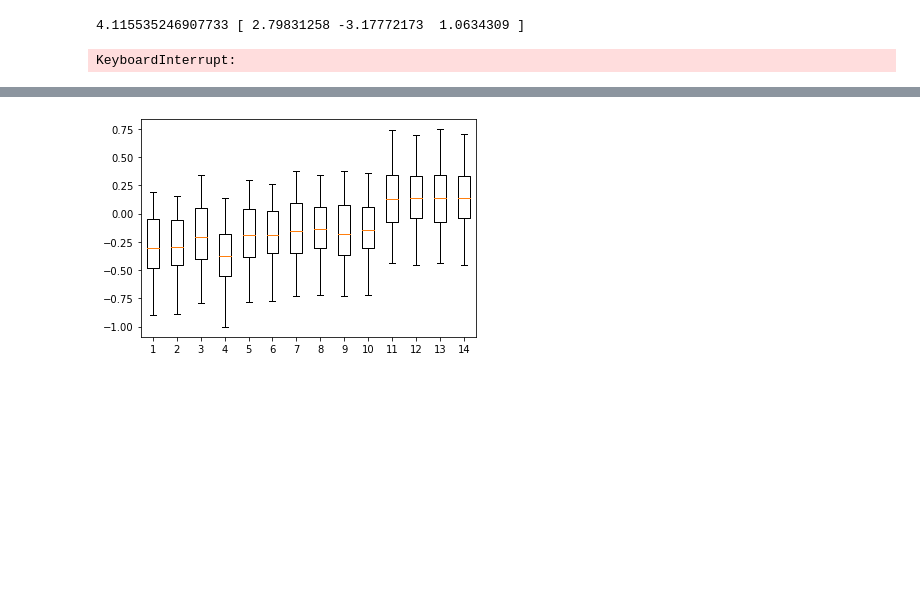
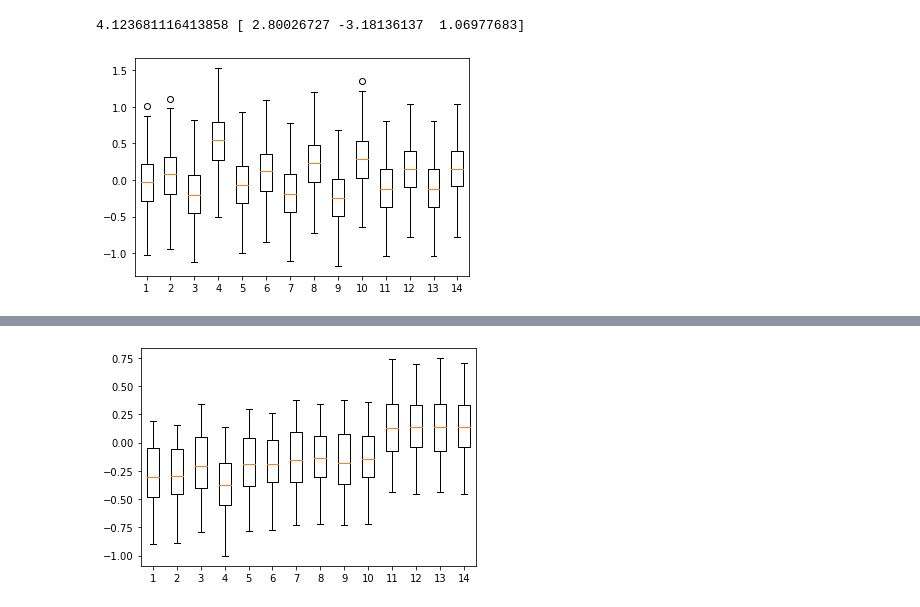
Before and after one commit to ViktorRakhmatulin/phoenix-bot, a Jupyter notebook: keypoints_tests.ipynb, the cells around one changed output, grey strips where cells are left out. Saved outputs shown, nothing was run; the diff lists cells and outputs as text; code cells hidden in the pictures; blank space fills up the shorter version.

```diff
--- a/keypoints_tests.ipynb
+++ b/keypoints_tests.ipynb
@@ -123,6 +118,5 @@ def visualize_kpts(img, points_array,color = (0, 0, 255),show_img = False):
 # %%
 # calib_cell
-
 def unpack_vals(kpts_data):
     # kpts_data
     kpts = kpts_data[:14]
@@ -153,7 +147,7 @@ def solve_correction(img_with_marker, anchor_gt_2D):
 
     return tf_err_in_m
 
-name = "09_calib_comp2/"
+name = "09_calib_comp1/"
 # name = "09_calib_easy/"
 path_to_json = name + "json/captures_000.json"
 calib_data = []
@@ -199,41 +193,57 @@ tf_err_in_m[:3,:3] = R.from_rotvec(mean_rot).as_matrix()
 tf_err_in_m[:3,3] = mean_t
 corr_kpts = calculate_corrected_kts(tf_err_in_m,keypoints)
 # %% [output]
-4.115535246907733 [ 2.79831258 -3.17772173  1.0634309 ]
+4.123681116413858 [ 2.80026727 -3.18136137  1.06977683]
 # %%
-name = "09_data_complex/"
+name = "data_complex_marker/"
+# name = "09_data_complex/"
 # name = "09_data_easy/"
 
-N = 1
+projected_data_name = "our_method_data.json"
+original_data = "ground_truth.json"
+orig_data = {}
+proj_data = {}
+N = 8
 pack_value = 150
 corr_kpts = np.array(calculate_corrected_kts(tf_err_in_m,keypoints),dtype=float)[:,:-1]
 errors = np.zeros((N*pack_value, 14,2))
+
 for i in range(N):
     path_to_json = name + "json/captures_00" + str(i)+ ".json"
     data = []
     with open(path_to_json, "r") as read_file:
         data = json.load(read_file)
 
     captures = len(data['captures']) #10
     for id in range(captures):
         img_with_marker = name + 'rgb/' + data['captures'][id]["filename"].split('/')[1]
 
         res = utils.detect_apriltag(img_with_marker, camera_params)
         tvec_m = res[0].pose_t
         rvec_m = (R.from_matrix(res[0].pose_R) ).as_rotvec()
 
         try:
             kpts, anchors_2d,marker_corners = unpack_vals(data['captures'][id]["annotations"][1]['values'][0]['keypoints'])
         except:
             kpts, anchors_2d,marker_corners = unpack_vals(data['captures'][id]["annotations"][0]['values'][0]['keypoints'])
 
         kpts = [[anch['x'],anch['y']] for anch in kpts]
-        kpts_corrected = get_socket_points(img_with_marker,corr_kpts, tvec_m,rvec_m,show = True)
+        kpts_corrected = get_socket_points(img_with_marker,corr_kpts, tvec_m,rvec_m,show = False)
 
         errors[i* len((data['captures'])) + id] = kpts_corrected - kpts
+        proj_data[data['captures'][id]["filename"].split('/')[1]] = kpts_corrected.tolist()
+        orig_data[data['captures'][id]["filename"].split('/')[1]] = kpts
+
+
+with open(projected_data_name, "w") as write_file:
+    json.dump(proj_data, write_file)
+
+with open(original_data, "w") as write_file:
+    json.dump(orig_data, write_file)
+
 fig, ax = plt.subplots()
 ax.boxplot(errors[:,:,0])
 
 plt.show()
 # %% [output]
-KeyboardInterrupt:
+[figure, added]
```
Also changed, not shown: parts of 5 cells of this notebook.
